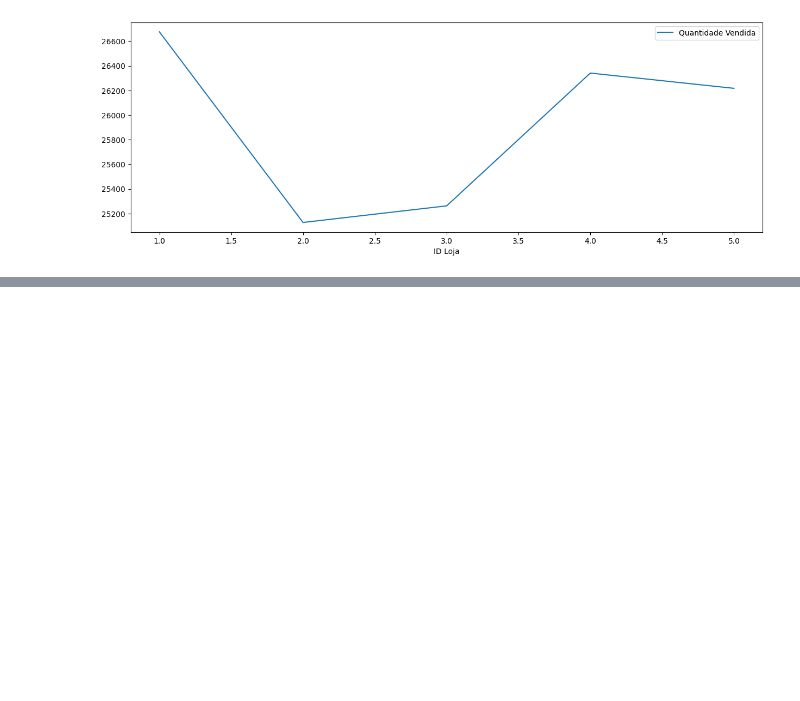
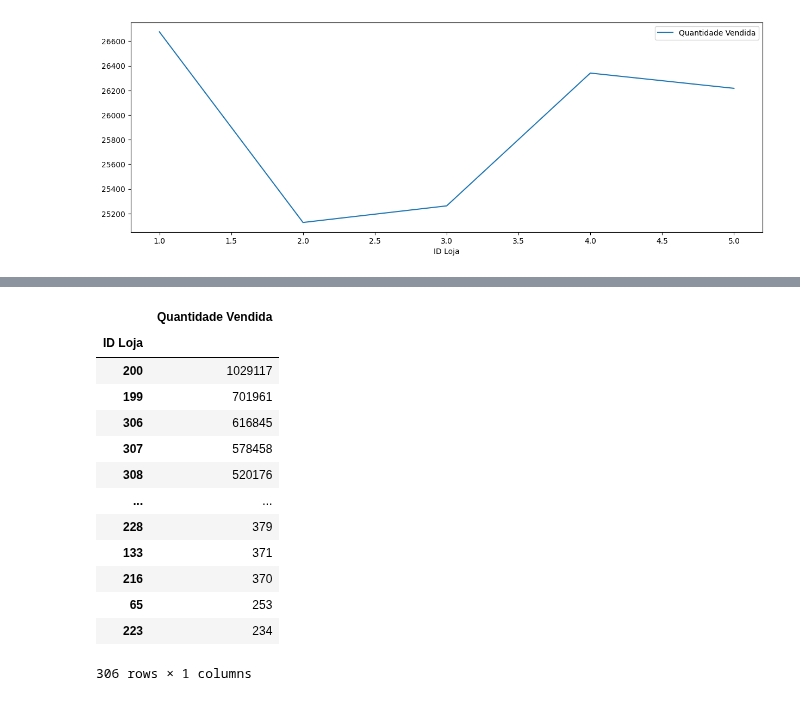
Before and after one commit to franciscojrlopes/Python, a Jupyter notebook: python_work/matpot_pandas.ipynb, the cells around one changed output, grey strips where cells are left out. Drawn from its saved outputs; the diff is of its cells as text; code cells hidden in the pictures; blank space fills up the shorter version.

```diff
--- a/python_work/matpot_pandas.ipynb
+++ b/python_work/matpot_pandas.ipynb
@@ -274,0 +281,19 @@ vendas_lojas[:5].plot(figsize=(15, 5))
+# %%
+#ordenando o dataframe
+vendas_lojas = vendas_lojas.sort_values('Quantidade Vendida', ascending = False)
+display(vendas_lojas)
+# %% [output]
+|  | Quantidade Vendida |
+| ID Loja |  |
+| 200 | 1029117 |
+| 199 | 701961 |
+| 306 | 616845 |
+| 307 | 578458 |
+| 308 | 520176 |
+| ... | ... |
+| 228 | 379 |
+| 133 | 371 |
+| 216 | 370 |
+| 65 | 253 |
+| 223 | 234 |
+306 rows × 1 columns
```
Also changed, not shown: parts of 1 cell of this notebook.
